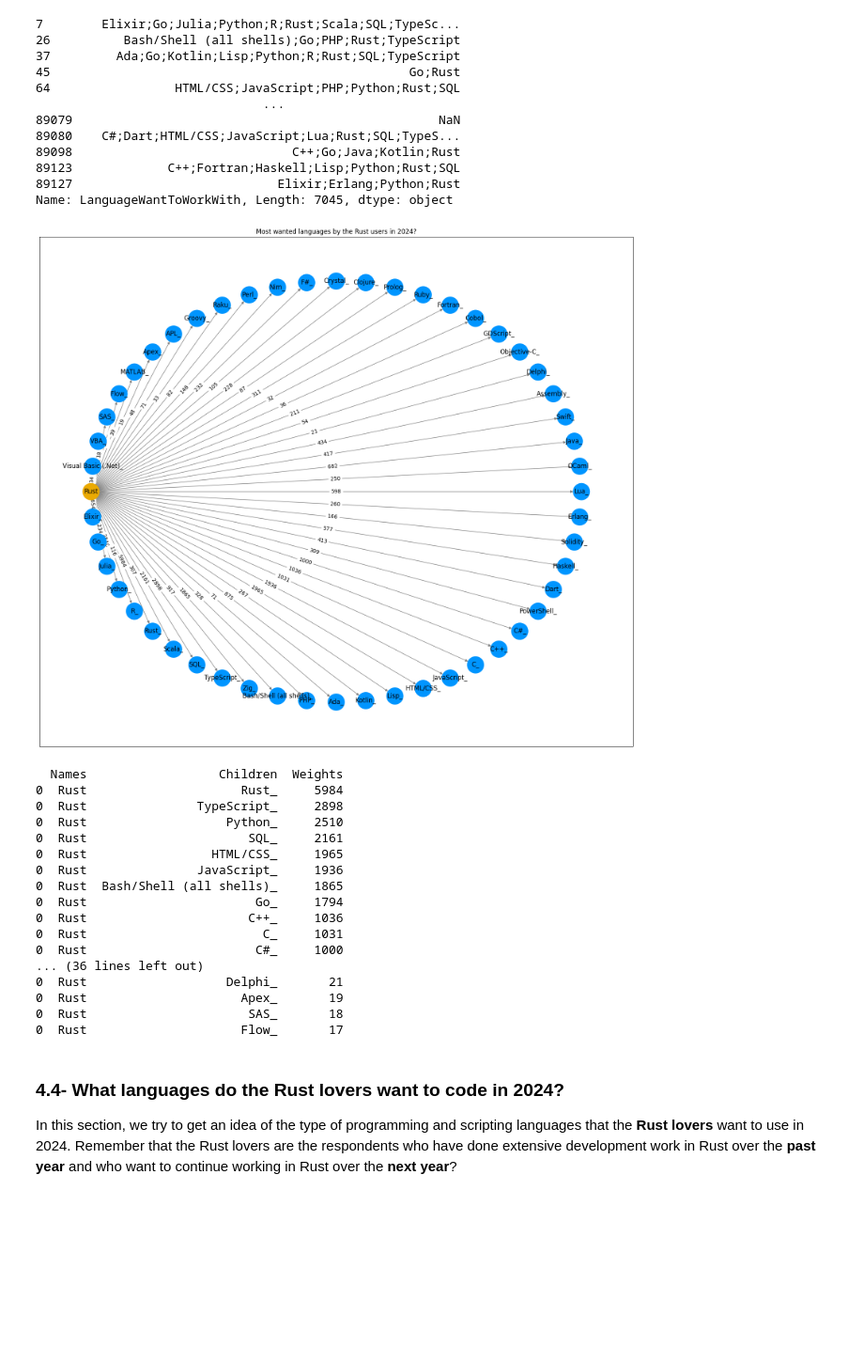
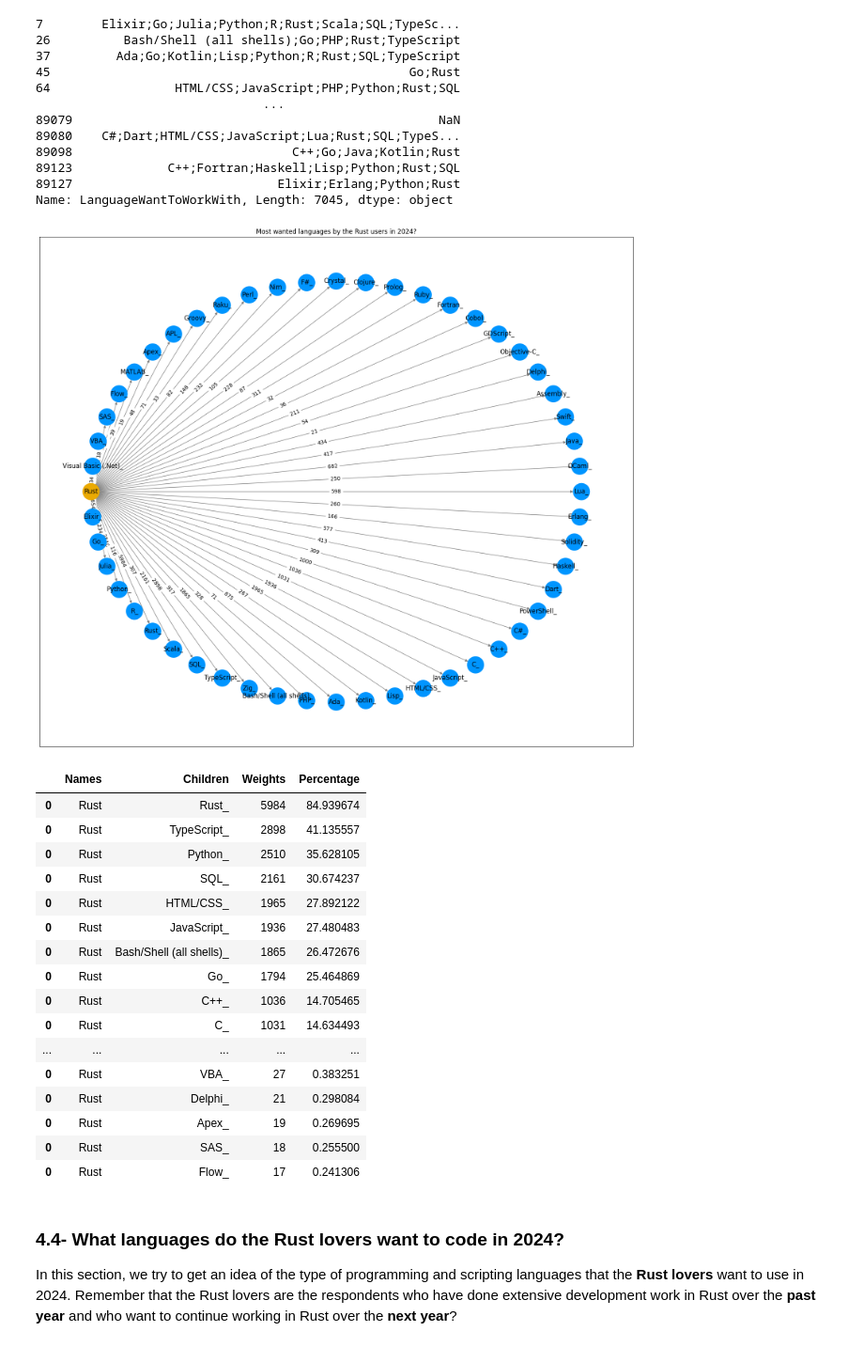
Before and after one commit to fab7/LAB-Data-Science-Blog-Post, a Jupyter notebook: notebook/who_are_the_rust_users.ipynb, the cells around one changed output. Shown at 94% size. Saved outputs shown, nothing was run; the diff lists cells and outputs as text; code cells hidden in the pictures; blank space fills up the shorter version.

```diff
--- a/notebook/who_are_the_rust_users.ipynb
+++ b/notebook/who_are_the_rust_users.ipynb
@@ -421,40 +421,42 @@ Name: LanguageWantToWorkWith, Length: 7045, dtype: object
 # %%
 df_nodes = bu.rust_dependency_graph(df_rust_admirers, df_rust_users,
                       'Most wanted languages by the Rust users in 2024?', 'users')
 if VERBOSE > 0:
     df_edges = pd.DataFrame({
         'Names'   : df_nodes['Names'].repeat(df_nodes['Children'].str.len()),
         'Children': [item for sublist in df_nodes['Children'] for item in sublist],
         'Weights' : [item for sublist in df_nodes['Weights']   for item in sublist]
     })
+    # Add a new column with percentage
+    df_edges['Percentage'] = (df_edges['Weights'] / df_rust_users.shape[0]) * 100
 
     df_edges = df_edges.sort_values('Weights', ascending=False)
-    print(df_edges.head(len(df_edges)))
+    display(df_edges.head(len(df_edges)))
 
 if VERBOSE > 6:
     # Create a bar chart of the edges
     df_edges.plot(x='Children', y='Weights', kind='bar', color='blue')
     # Display the chart
     plt.show()
 # %% [output]
 [figure]
-  Names                  Children  Weights
-0  Rust                     Rust_     5984
-0  Rust               TypeScript_     2898
-0  Rust                   Python_     2510
-0  Rust                      SQL_     2161
-0  Rust                 HTML/CSS_     1965
-0  Rust               JavaScript_     1936
-0  Rust  Bash/Shell (all shells)_     1865
-0  Rust                       Go_     1794
-0  Rust                      C++_     1036
-0  Rust                        C_     1031
-0  Rust                       C#_     1000
-... (36 lines left out)
-0  Rust                   Delphi_       21
-0  Rust                     Apex_       19
-0  Rust                      SAS_       18
-0  Rust                     Flow_       17
+|  | Names | Children | Weights | Percentage |
+| 0 | Rust | Rust_ | 5984 | 84.939674 |
+| 0 | Rust | TypeScript_ | 2898 | 41.135557 |
+| 0 | Rust | Python_ | 2510 | 35.628105 |
+| 0 | Rust | SQL_ | 2161 | 30.674237 |
+| 0 | Rust | HTML/CSS_ | 1965 | 27.892122 |
+| 0 | Rust | JavaScript_ | 1936 | 27.480483 |
+| 0 | Rust | Bash/Shell (all shells)_ | 1865 | 26.472676 |
+| 0 | Rust | Go_ | 1794 | 25.464869 |
+| 0 | Rust | C++_ | 1036 | 14.705465 |
+| 0 | Rust | C_ | 1031 | 14.634493 |
+| ... | ... | ... | ... | ... |
+| 0 | Rust | VBA_ | 27 | 0.383251 |
+| 0 | Rust | Delphi_ | 21 | 0.298084 |
+| 0 | Rust | Apex_ | 19 | 0.269695 |
+| 0 | Rust | SAS_ | 18 | 0.255500 |
+| 0 | Rust | Flow_ | 17 | 0.241306 |
 # %% [markdown]
 ### 4.4- What languages do the Rust lovers want to code in 2024?
 In this section, we try to get an idea of the type of programming and scripting languages that the **Rust lovers** want to use in 2024. Remember that the Rust lovers are the respondents who have done extensive development work in Rust over the **past year** and who want to continue working in Rust over the **next year**?
```
Also changed, not shown: parts of 2 cells of this notebook, 9 other files.
